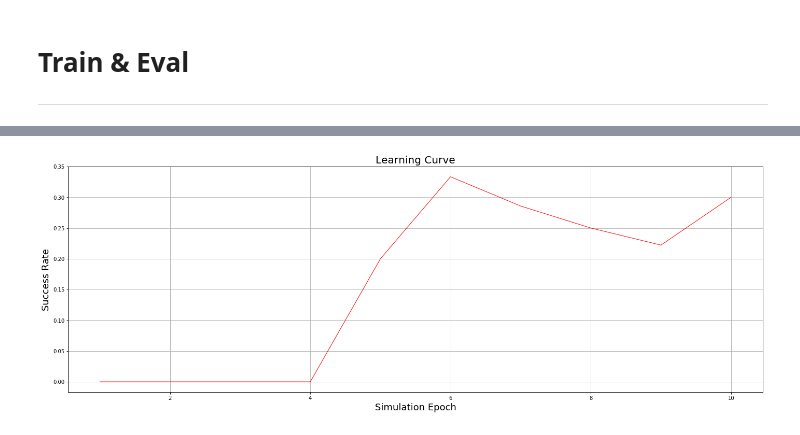
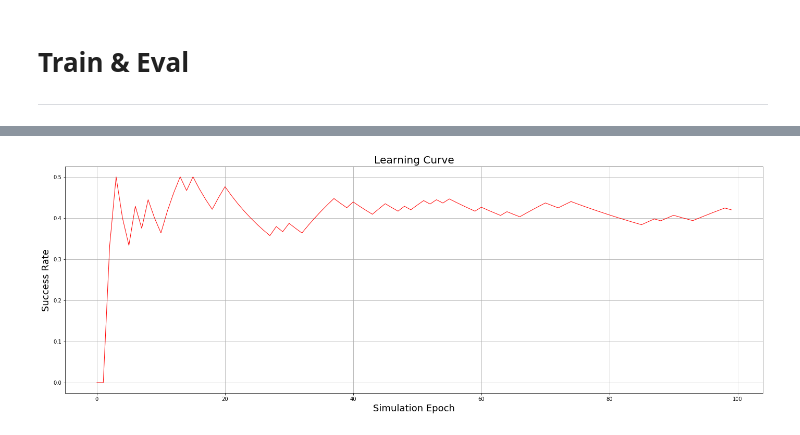
Before and after one commit to dengl11/CS234-Project, a Jupyter notebook: DQN-Tensorflow.ipynb, the cells around one changed output, grey strips where cells are left out. Cells and saved outputs as stored; diff of their text form; code cells hidden in the pictures.

Commit message:
100 episodes

```diff
--- a/DQN-Tensorflow.ipynb
+++ b/DQN-Tensorflow.ipynb
@@ -295,0 +397,12 @@ cur bellman err 12.6316, experience replay pool 152
+# %%
+performance_records = {}
+performance_records['success_rate'] = {}
+performance_records['ave_turns'] = {}
+performance_records['ave_reward'] = {}
+
+best_model = {}
+best_res = {'success_rate': 0, 'ave_reward':float('-inf'), 'ave_turns': float('inf'), 'epoch':0}
+
+curve = []
+agent.warm_start = 1
+run_episodes(100, status)
@@ -296,4 +427,4 @@ cur bellman err 12.6316, experience replay pool 152
 # %%
-draw_learning_curve(succ_rates)
+draw_learning_curve(curve)
 # %% [output]
-[figure, old version]
+[figure, new version]
```
Also changed, not shown: parts of 21 cells of this notebook, 13 other files.
